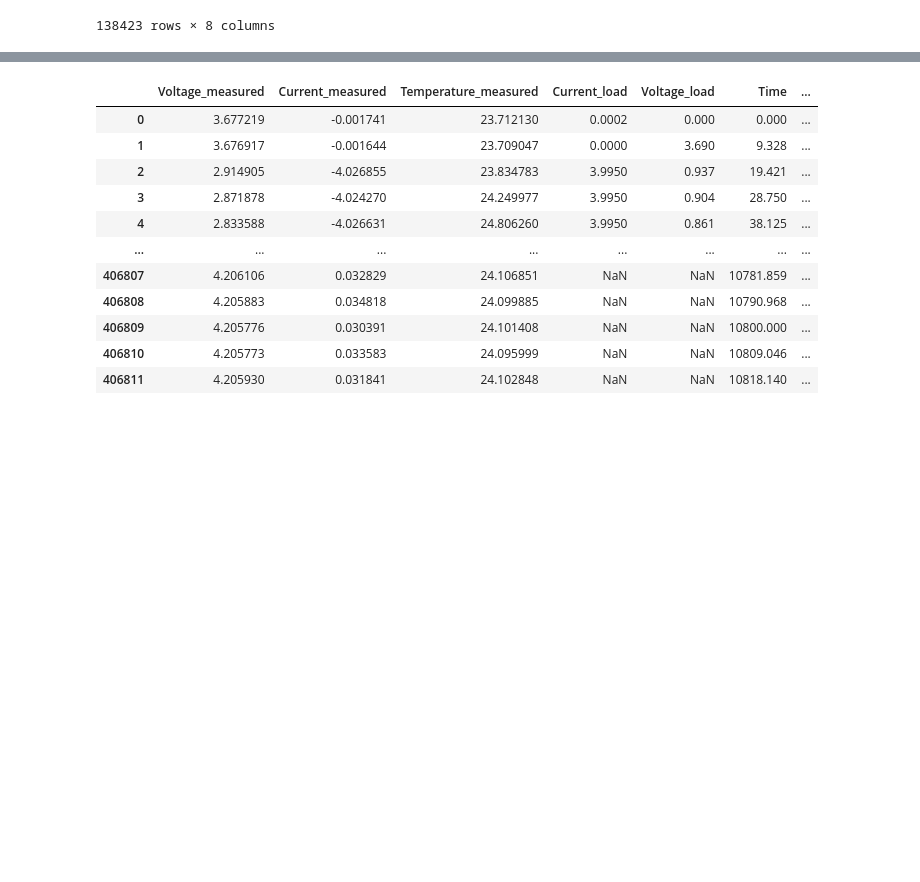
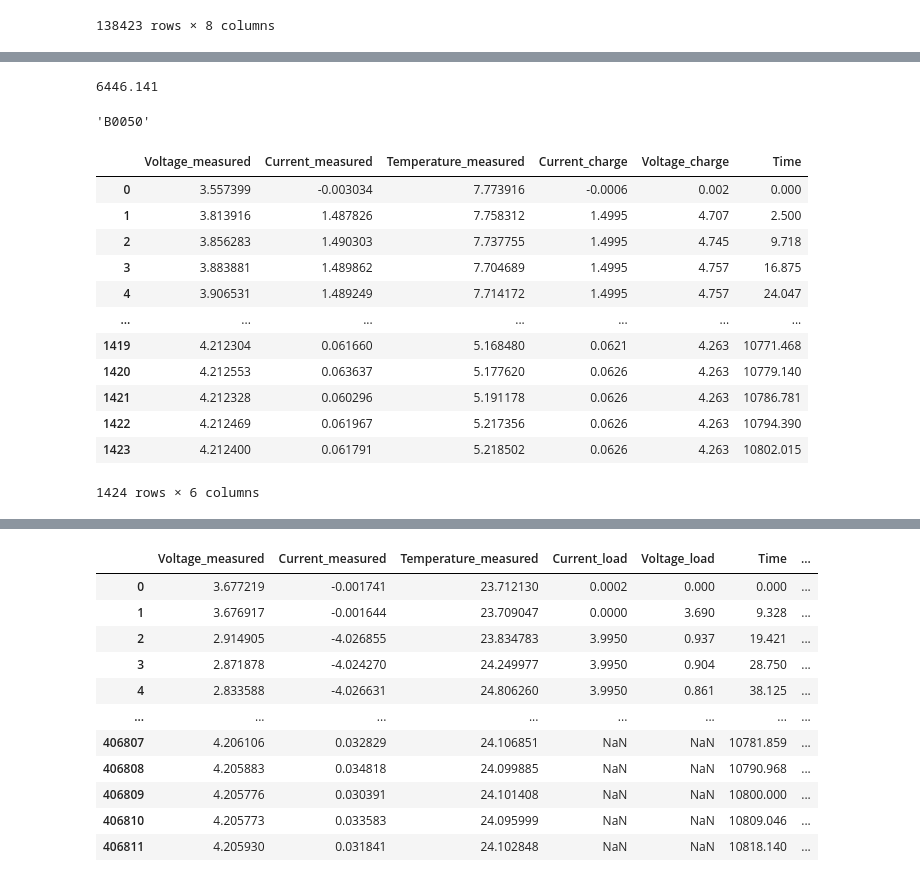
Before and after one commit to SilvianC/Almighty, a Jupyter notebook: data/BMS 데이터 산출.ipynb, the cells around one changed output, grey strips where cells are left out. Saved outputs shown, nothing was run; the diff lists cells and outputs as text; code cells hidden in the pictures; blank space fills up the shorter version.

```diff
--- a/data/BMS 데이터 산출.ipynb
+++ b/data/BMS 데이터 산출.ipynb
@@ -464,0 +508,27 @@ test_temp_df
+# %%
+temp_df['Time'][-1:].iloc[0] + 10
+# %% [output]
+6446.141
+# %%
+battery_df = meta_df[(meta_df.battery_id == 'B0052') & (meta_df.type != 'impedance')]
+# %%
+battery_id_df[23]
+# %% [output]
+'B0050'
+# %%
+t_charge_df = pd.read_csv('./log/' +  battery_df.iloc[59]['filename'])
+t_charge_df
+# %% [output]
+|  | Voltage_measured | Current_measured | Temperature_measured | Current_charge | Voltage_charge | Time |
+| 0 | 3.557399 | -0.003034 | 7.773916 | -0.0006 | 0.002 | 0.000 |
+| 1 | 3.813916 | 1.487826 | 7.758312 | 1.4995 | 4.707 | 2.500 |
+| 2 | 3.856283 | 1.490303 | 7.737755 | 1.4995 | 4.745 | 9.718 |
+| 3 | 3.883881 | 1.489862 | 7.704689 | 1.4995 | 4.757 | 16.875 |
+| 4 | 3.906531 | 1.489249 | 7.714172 | 1.4995 | 4.757 | 24.047 |
+| ... | ... | ... | ... | ... | ... | ... |
+| 1419 | 4.212304 | 0.061660 | 5.168480 | 0.0621 | 4.263 | 10771.468 |
+| 1420 | 4.212553 | 0.063637 | 5.177620 | 0.0626 | 4.263 | 10779.140 |
+| 1421 | 4.212328 | 0.060296 | 5.191178 | 0.0626 | 4.263 | 10786.781 |
+| 1422 | 4.212469 | 0.061967 | 5.217356 | 0.0626 | 4.263 | 10794.390 |
+| 1423 | 4.212400 | 0.061791 | 5.218502 | 0.0626 | 4.263 | 10802.015 |
+1424 rows × 6 columns
```
Also changed, not shown: parts of 23 cells of this notebook, 7 other files.
